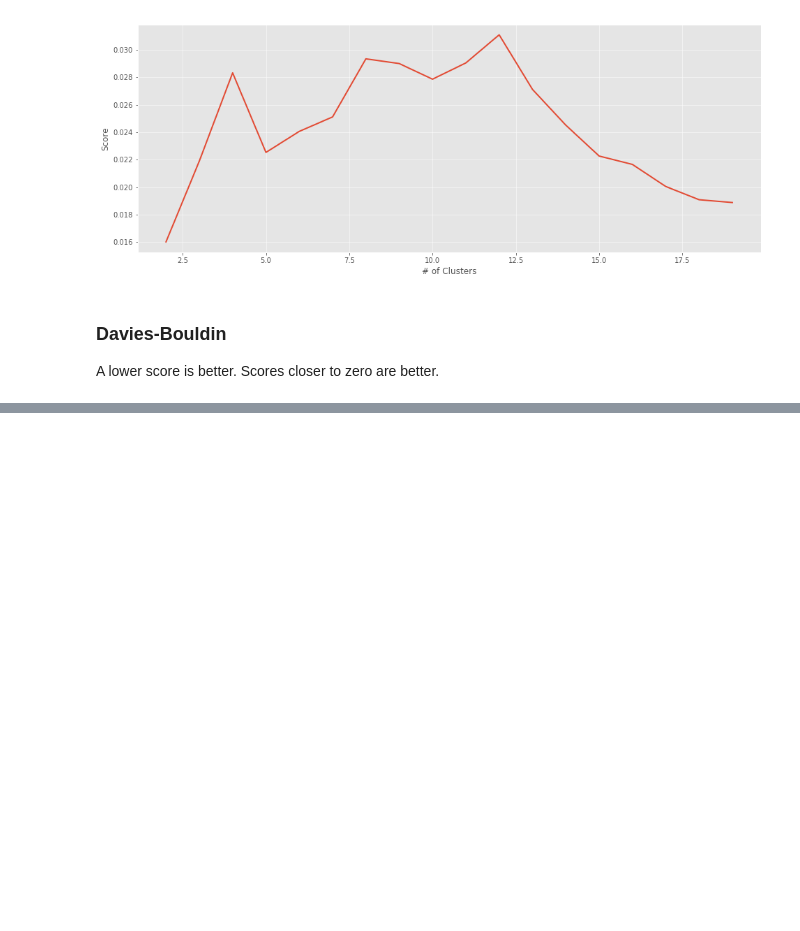
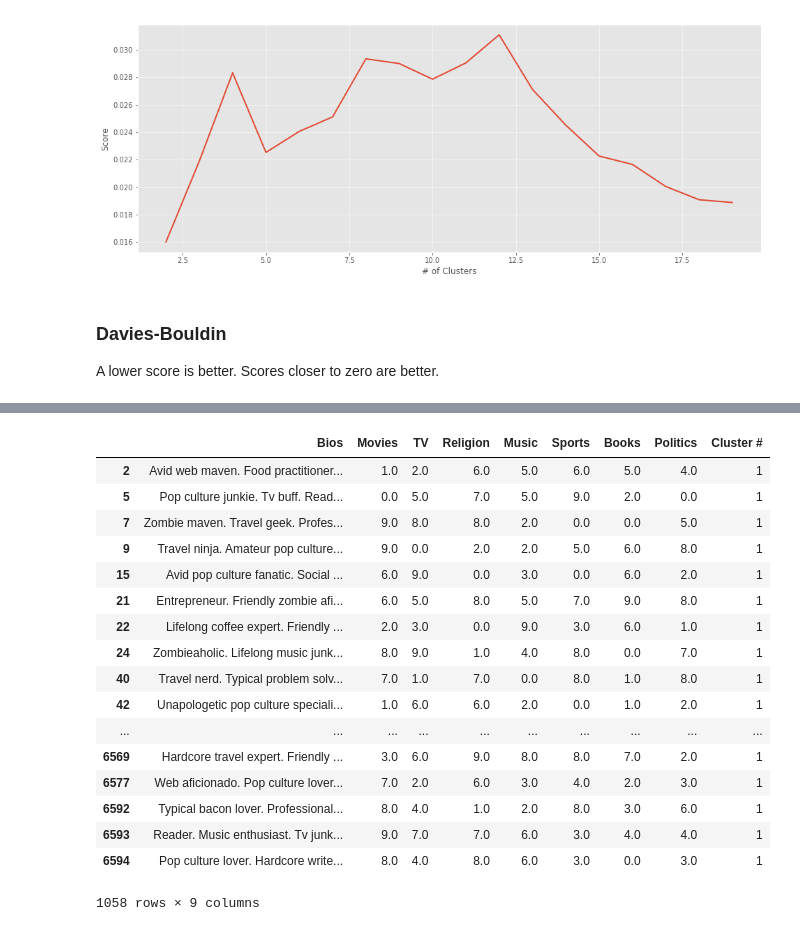
Before and after one commit to marcosan93/AI-Matchmaker, a Jupyter notebook: HAC-Clustering-Profiles-CountV.ipynb, the cells around one changed output, grey strips where cells are left out. Cells and saved outputs as stored; diff of their text form; code cells hidden in the pictures; blank space fills up the shorter version.

```diff
--- a/HAC-Clustering-Profiles-CountV.ipynb
+++ b/HAC-Clustering-Profiles-CountV.ipynb
@@ -277,0 +339,22 @@ Min Value:
+# %%
+# Checking cluster groups
+df[df['Cluster #']==1]
+# %% [output]
+|  | Bios | Movies | TV | Religion | Music | Sports | Books | Politics | Cluster # |
+| 2 | Avid web maven. Food practitioner... | 1.0 | 2.0 | 6.0 | 5.0 | 6.0 | 5.0 | 4.0 | 1 |
+| 5 | Pop culture junkie. Tv buff. Read... | 0.0 | 5.0 | 7.0 | 5.0 | 9.0 | 2.0 | 0.0 | 1 |
+| 7 | Zombie maven. Travel geek. Profes... | 9.0 | 8.0 | 8.0 | 2.0 | 0.0 | 0.0 | 5.0 | 1 |
+| 9 | Travel ninja. Amateur pop culture... | 9.0 | 0.0 | 2.0 | 2.0 | 5.0 | 6.0 | 8.0 | 1 |
+| 15 | Avid pop culture fanatic. Social ... | 6.0 | 9.0 | 0.0 | 3.0 | 0.0 | 6.0 | 2.0 | 1 |
+| 21 | Entrepreneur. Friendly zombie afi... | 6.0 | 5.0 | 8.0 | 5.0 | 7.0 | 9.0 | 8.0 | 1 |
+| 22 | Lifelong coffee expert. Friendly ... | 2.0 | 3.0 | 0.0 | 9.0 | 3.0 | 6.0 | 1.0 | 1 |
+| 24 | Zombieaholic. Lifelong music junk... | 8.0 | 9.0 | 1.0 | 4.0 | 8.0 | 0.0 | 7.0 | 1 |
+| 40 | Travel nerd. Typical problem solv... | 7.0 | 1.0 | 7.0 | 0.0 | 8.0 | 1.0 | 8.0 | 1 |
+| 42 | Unapologetic pop culture speciali... | 1.0 | 6.0 | 6.0 | 2.0 | 0.0 | 1.0 | 2.0 | 1 |
+| ... | ... | ... | ... | ... | ... | ... | ... | ... | ... |
+| 6569 | Hardcore travel expert. Friendly ... | 3.0 | 6.0 | 9.0 | 8.0 | 8.0 | 7.0 | 2.0 | 1 |
+| 6577 | Web aficionado. Pop culture lover... | 7.0 | 2.0 | 6.0 | 3.0 | 4.0 | 2.0 | 3.0 | 1 |
+| 6592 | Typical bacon lover. Professional... | 8.0 | 4.0 | 1.0 | 2.0 | 8.0 | 3.0 | 6.0 | 1 |
+| 6593 | Reader. Music enthusiast. Tv junk... | 9.0 | 7.0 | 7.0 | 6.0 | 3.0 | 4.0 | 4.0 | 1 |
+| 6594 | Pop culture lover. Hardcore write... | 8.0 | 4.0 | 8.0 | 6.0 | 3.0 | 0.0 | 3.0 | 1 |
+1058 rows × 9 columns
```
Also changed, not shown: parts of 6 cells of this notebook.
